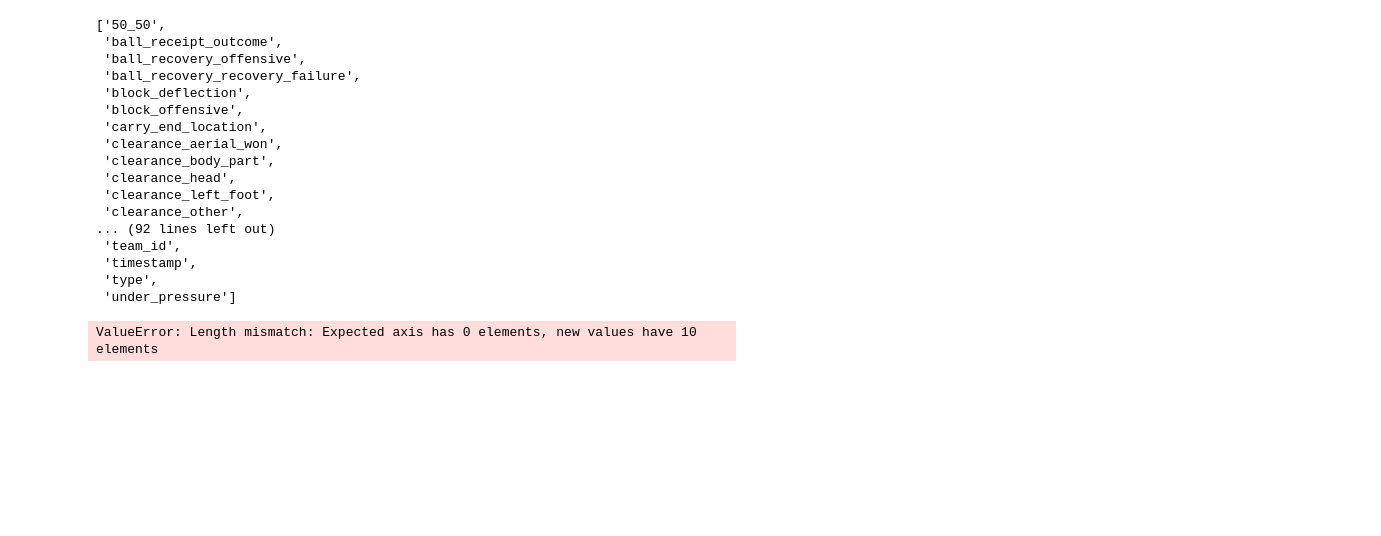
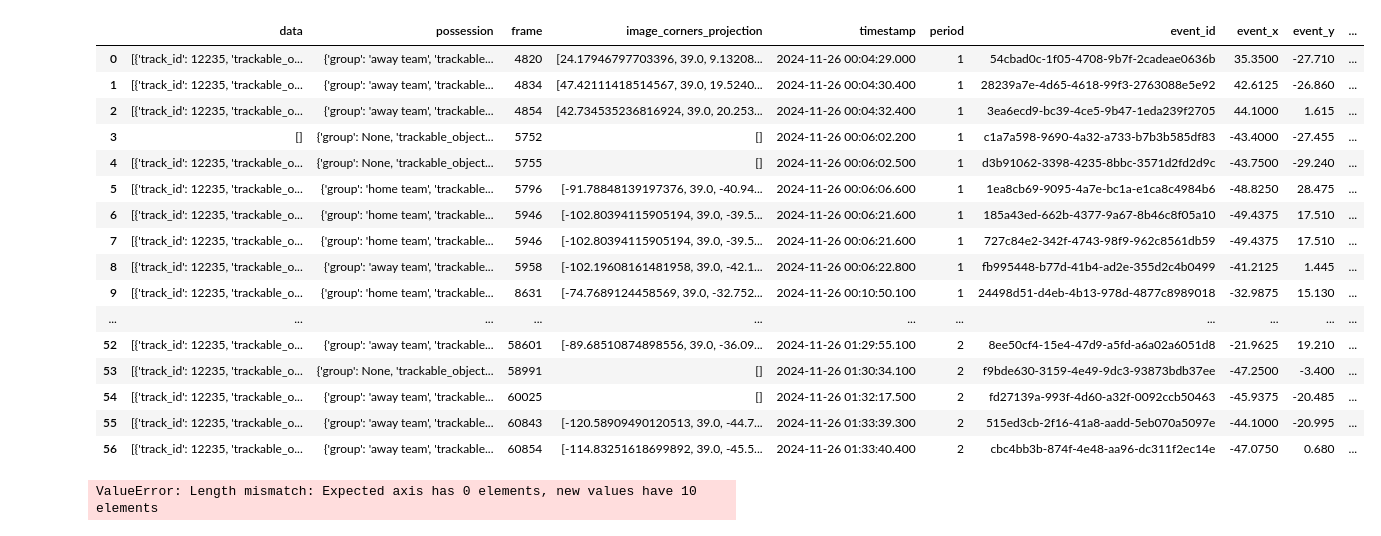
Before and after one commit to Nathan7128/PROJET-4A, a Jupyter notebook: test.ipynb, the cells around one changed output. Drawn from its saved outputs; the diff is of its cells as text; code cells hidden in the pictures; blank space fills up the shorter version.

```diff
--- a/test.ipynb
+++ b/test.ipynb
@@ -2,27 +2,27 @@
 import pandas as pd
 import sqlite3
 # %%
-df = pd.read_json("importation/Projet_centres_data/SB_events/3894037.json")
+freeze_frames_import = pd.read_json("importation/Projet_centres_data/SKC_crosses_freeze_frames/1020089.json")
-# %%
-df.columns.tolist()
-# %% [output]
-['50_50',
- 'ball_receipt_outcome',
- 'ball_recovery_offensive',
- 'ball_recovery_recovery_failure',
- 'block_deflection',
- 'block_offensive',
- 'carry_end_location',
- 'clearance_aerial_won',
- 'clearance_body_part',
- 'clearance_head',
- 'clearance_left_foot',
- 'clearance_other',
-... (92 lines left out)
- 'team_id',
- 'timestamp',
- 'type',
- 'under_pressure']
+# %%
+freeze_frames_import
+# %% [output]
+|  | data | possession | frame | image_corners_projection | timestamp | period | event_id | event_x | event_y | ... |
+| 0 | [{'track_id': 12235, 'trackable_o... | {'group': 'away team', 'trackable... | 4820 | [24.17946797703396, 39.0, 9.13208... | 2024-11-26 00:04:29.000 | 1 | 54cbad0c-1f05-4708-9b7f-2cadeae0636b | 35.3500 | -27.710 | ... |
+| 1 | [{'track_id': 12235, 'trackable_o... | {'group': 'away team', 'trackable... | 4834 | [47.42111418514567, 39.0, 19.5240... | 2024-11-26 00:04:30.400 | 1 | 28239a7e-4d65-4618-99f3-2763088e5e92 | 42.6125 | -26.860 | ... |
+| 2 | [{'track_id': 12235, 'trackable_o... | {'group': 'away team', 'trackable... | 4854 | [42.734535236816924, 39.0, 20.253... | 2024-11-26 00:04:32.400 | 1 | 3ea6ecd9-bc39-4ce5-9b47-1eda239f2705 | 44.1000 | 1.615 | ... |
+| 3 | [] | {'group': None, 'trackable_object... | 5752 | [] | 2024-11-26 00:06:02.200 | 1 | c1a7a598-9690-4a32-a733-b7b3b585df83 | -43.4000 | -27.455 | ... |
+| 4 | [{'track_id': 12235, 'trackable_o... | {'group': None, 'trackable_object... | 5755 | [] | 2024-11-26 00:06:02.500 | 1 | d3b91062-3398-4235-8bbc-3571d2fd2d9c | -43.7500 | -29.240 | ... |
+| 5 | [{'track_id': 12235, 'trackable_o... | {'group': 'home team', 'trackable... | 5796 | [-91.78848139197376, 39.0, -40.94... | 2024-11-26 00:06:06.600 | 1 | 1ea8cb69-9095-4a7e-bc1a-e1ca8c4984b6 | -48.8250 | 28.475 | ... |
+| 6 | [{'track_id': 12235, 'trackable_o... | {'group': 'home team', 'trackable... | 5946 | [-102.80394115905194, 39.0, -39.5... | 2024-11-26 00:06:21.600 | 1 | 185a43ed-662b-4377-9a67-8b46c8f05a10 | -49.4375 | 17.510 | ... |
+| 7 | [{'track_id': 12235, 'trackable_o... | {'group': 'home team', 'trackable... | 5946 | [-102.80394115905194, 39.0, -39.5... | 2024-11-26 00:06:21.600 | 1 | 727c84e2-342f-4743-98f9-962c8561db59 | -49.4375 | 17.510 | ... |
+| 8 | [{'track_id': 12235, 'trackable_o... | {'group': 'away team', 'trackable... | 5958 | [-102.19608161481958, 39.0, -42.1... | 2024-11-26 00:06:22.800 | 1 | fb995448-b77d-41b4-ad2e-355d2c4b0499 | -41.2125 | 1.445 | ... |
+| 9 | [{'track_id': 12235, 'trackable_o... | {'group': 'home team', 'trackable... | 8631 | [-74.7689124458569, 39.0, -32.752... | 2024-11-26 00:10:50.100 | 1 | 24498d51-d4eb-4b13-978d-4877c8989018 | -32.9875 | 15.130 | ... |
+| ... | ... | ... | ... | ... | ... | ... | ... | ... | ... | ... |
+| 52 | [{'track_id': 12235, 'trackable_o... | {'group': 'away team', 'trackable... | 58601 | [-89.68510874898556, 39.0, -36.09... | 2024-11-26 01:29:55.100 | 2 | 8ee50cf4-15e4-47d9-a5fd-a6a02a6051d8 | -21.9625 | 19.210 | ... |
+| 53 | [{'track_id': 12235, 'trackable_o... | {'group': None, 'trackable_object... | 58991 | [] | 2024-11-26 01:30:34.100 | 2 | f9bde630-3159-4e49-9dc3-93873bdb37ee | -47.2500 | -3.400 | ... |
+| 54 | [{'track_id': 12235, 'trackable_o... | {'group': 'away team', 'trackable... | 60025 | [] | 2024-11-26 01:32:17.500 | 2 | fd27139a-993f-4d60-a32f-0092ccb50463 | -45.9375 | -20.485 | ... |
+| 55 | [{'track_id': 12235, 'trackable_o... | {'group': 'away team', 'trackable... | 60843 | [-120.58909490120513, 39.0, -44.7... | 2024-11-26 01:33:39.300 | 2 | 515ed3cb-2f16-41a8-aadd-5eb070a5097e | -44.1000 | -20.995 | ... |
+| 56 | [{'track_id': 12235, 'trackable_o... | {'group': 'away team', 'trackable... | 60854 | [-114.83251618699892, 39.0, -45.5... | 2024-11-26 01:33:40.400 | 2 | cbc4bb3b-874f-4e48-aa96-dc311f2ec14e | -47.0750 | 0.680 | ... |
 # %%
 connect = sqlite3.connect("raw-database.db")
 cur = connect.cursor()
```
